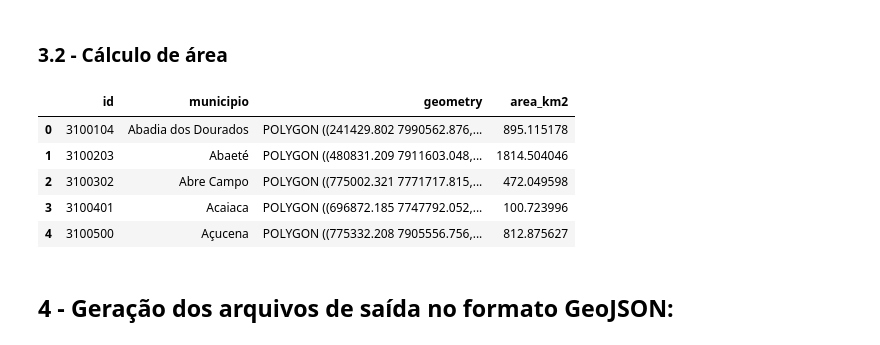
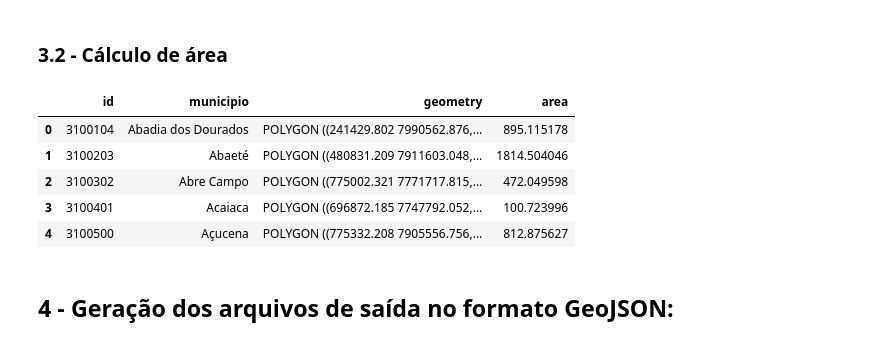
Before and after one commit to mcatrinque/brazil_illegal_deforestation, a Jupyter notebook: 01_etl.ipynb, the cells around one changed output. Saved outputs shown, nothing was run; the diff lists cells and outputs as text; code cells hidden in the pictures.

```diff
--- a/01_etl.ipynb
+++ b/01_etl.ipynb
@@ -199,12 +198,15 @@ municipios_mg.head()
 # %% [markdown]
 ### 3.2 - Cálculo de área
 # %%
+# definir area em km2
+km = 10**6
+
 # calcular a área de cada município
-municipios_mg['area_km2'] = municipios_mg['geometry'].area / 10**6
+municipios_mg['area'] = municipios_mg['geometry'].area / km
 
 municipios_mg.head()
 # %% [output]
-|  | id | municipio | geometry | area_km2 |
+|  | id | municipio | geometry | area |
 | 0 | 3100104 | Abadia dos Dourados | POLYGON ((241429.802 7990562.876,... | 895.115178 |
 | 1 | 3100203 | Abaeté | POLYGON ((480831.209 7911603.048,... | 1814.504046 |
 | 2 | 3100302 | Abre Campo | POLYGON ((775002.321 7771717.815,... | 472.049598 |
```
Also changed, not shown: parts of 4 cells of this notebook, 1 other file.
